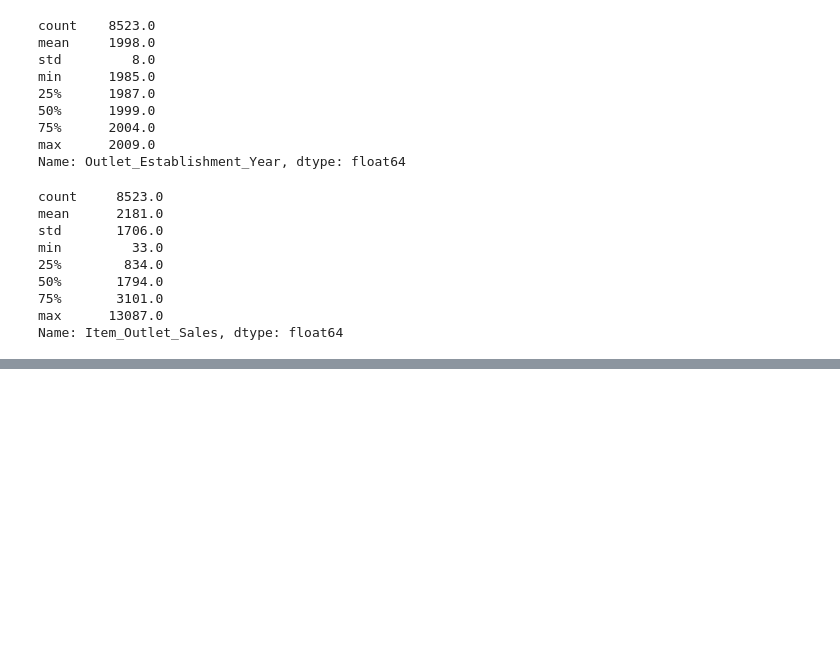
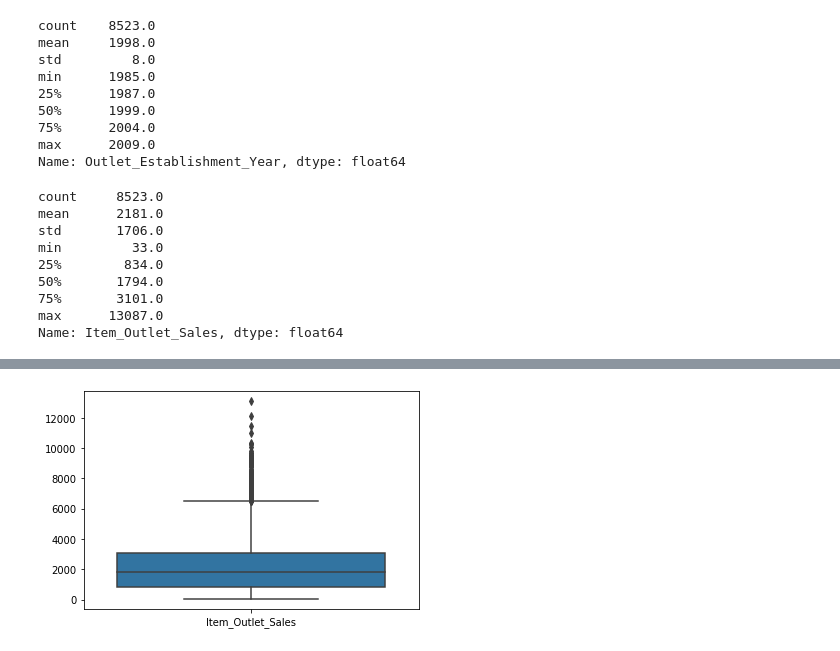
Before and after one commit to norgel/food-sales-predictions, a Jupyter notebook: food_sales_predictions.ipynb, the cells around one changed output, grey strips where cells are left out. Cells and saved outputs as stored; diff of their text form; code cells hidden in the pictures; blank space fills up the shorter version.

```diff
--- a/food_sales_predictions.ipynb
+++ b/food_sales_predictions.ipynb
@@ -275,0 +308,5 @@ Name: Item_Outlet_Sales, dtype: float64
+# %%
+# Boxplot of Item_Outlet_Sales
+sns.boxplot(data=df.loc[:,['Item_Outlet_Sales']]);
+# %% [output]
+[figure, added]
```
Also changed, not shown: parts of 11 cells of this notebook.
